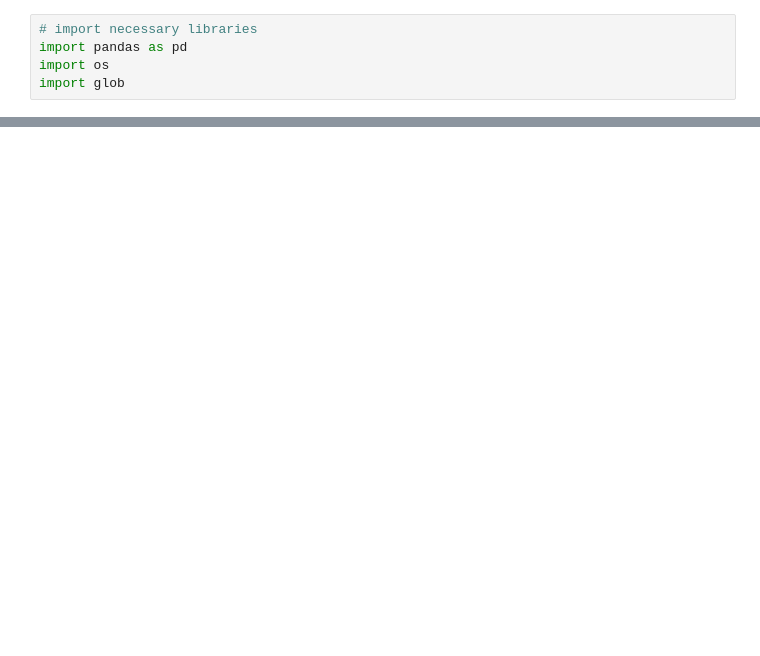
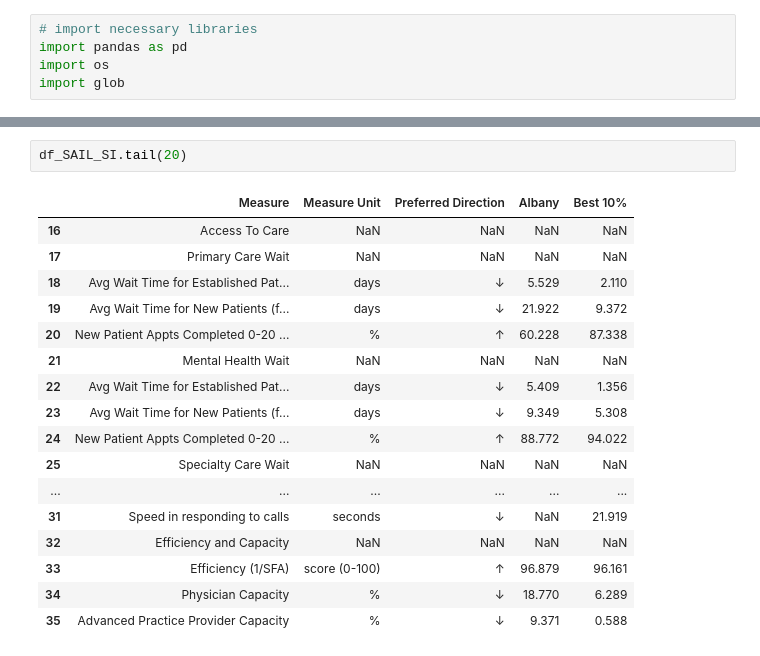
Before and after one commit to DeryaOkulda2012/VA_Analysis, a Jupyter notebook: TEMP_SAIL_FY21_Q1_Q2_Q3_Q4/SAIL_FY21_Q1/Parse_SAIL_ans_SI_Files.ipynb, the cells around one changed output, grey strips where cells are left out. Drawn from its saved outputs; the diff is of its cells as text; blank space fills up the shorter version.

```diff
--- a/TEMP_SAIL_FY21_Q1_Q2_Q3_Q4/SAIL_FY21_Q1/Parse_SAIL_ans_SI_Files.ipynb
+++ b/TEMP_SAIL_FY21_Q1_Q2_Q3_Q4/SAIL_FY21_Q1/Parse_SAIL_ans_SI_Files.ipynb
@@ -106,0 +119,20 @@ df_SAIL_SI.head(100)
+# %%
+df_SAIL_SI.tail(20)
+# %% [output]
+|  | Measure | Measure Unit | Preferred Direction | Albany | Best 10% |
+| 16 | Access To Care | NaN | NaN | NaN | NaN |
+| 17 | Primary Care Wait | NaN | NaN | NaN | NaN |
+| 18 | Avg Wait Time for Established Pat... | days | ↓ | 5.529 | 2.110 |
+| 19 | Avg Wait Time for New Patients (f... | days | ↓ | 21.922 | 9.372 |
+| 20 | New Patient Appts Completed 0-20 ... | % | ↑ | 60.228 | 87.338 |
+| 21 | Mental Health Wait | NaN | NaN | NaN | NaN |
+| 22 | Avg Wait Time for Established Pat... | days | ↓ | 5.409 | 1.356 |
+| 23 | Avg Wait Time for New Patients (f... | days | ↓ | 9.349 | 5.308 |
+| 24 | New Patient Appts Completed 0-20 ... | % | ↑ | 88.772 | 94.022 |
+| 25 | Specialty Care Wait | NaN | NaN | NaN | NaN |
+| ... | ... | ... | ... | ... | ... |
+| 31 | Speed in responding to calls | seconds | ↓ | NaN | 21.919 |
+| 32 | Efficiency and Capacity | NaN | NaN | NaN | NaN |
+| 33 | Efficiency (1/SFA) | score (0-100) | ↑ | 96.879 | 96.161 |
+| 34 | Physician Capacity | % | ↓ | 18.770 | 6.289 |
+| 35 | Advanced Practice Provider Capacity | % | ↓ | 9.371 | 0.588 |
```
Also changed, not shown: parts of 3 cells of this notebook.
